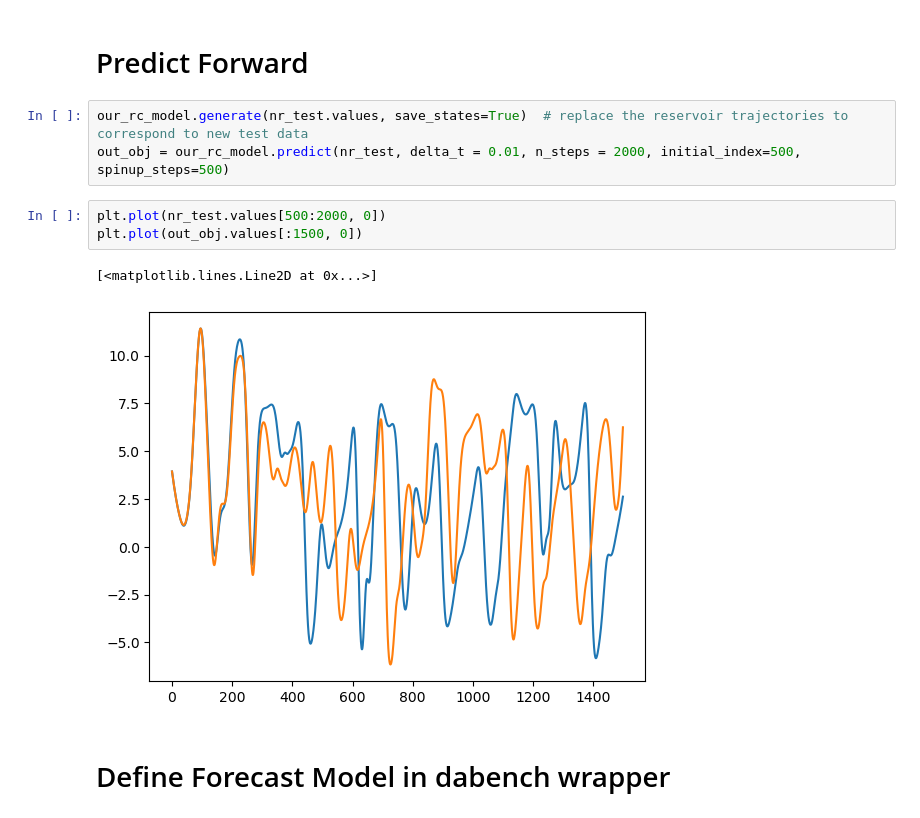
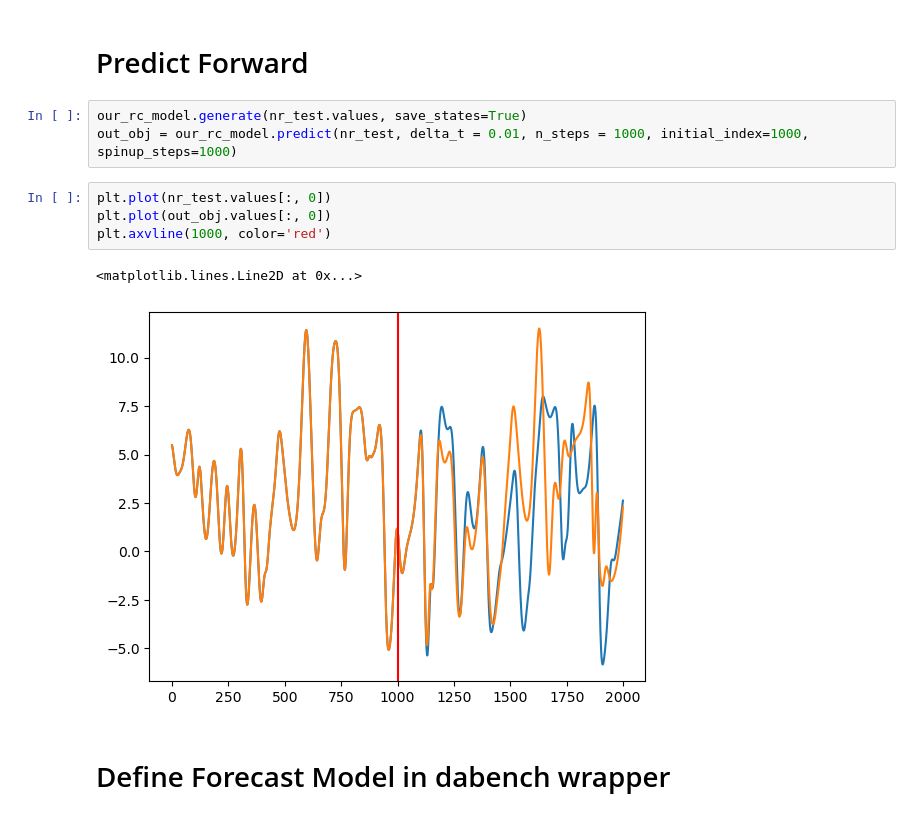
Before and after one commit to StevePny/DataAssimBench-Examples, a Jupyter notebook: examples/da_cycler/3-dacycler-l96-etkf-rc-sparse.ipynb, the cells around one changed output. Saved outputs shown, nothing was run; the diff lists cells and outputs as text.

Commit message:
Updated with proper spinup

```diff
--- a/examples/da_cycler/3-dacycler-l96-etkf-rc-sparse.ipynb
+++ b/examples/da_cycler/3-dacycler-l96-etkf-rc-sparse.ipynb
@@ -39,14 +39,15 @@ our_rc_model.train(nr_train)
 # %% [markdown]
 # Predict Forward
 # %%
-our_rc_model.generate(nr_test.values, save_states=True)  # replace the reservoir trajectories to correspond to new test data
-out_obj = our_rc_model.predict(nr_test, delta_t = 0.01, n_steps = 2000, initial_index=500, spinup_steps=500)
+our_rc_model.generate(nr_test.values, save_states=True)
+out_obj = our_rc_model.predict(nr_test, delta_t = 0.01, n_steps = 1000, initial_index=1000, spinup_steps=1000)
 # %%
-plt.plot(nr_test.values[500:2000, 0])
-plt.plot(out_obj.values[:1500, 0])
+plt.plot(nr_test.values[:, 0])
+plt.plot(out_obj.values[:, 0])
+plt.axvline(1000, color='red')
 # %% [output]
-[<matplotlib.lines.Line2D at 0x...>]
+<matplotlib.lines.Line2D at 0x...>
-[figure, old version]
+[figure, new version]
 # %% [markdown]
 # Define Forecast Model in dabench wrapper
 # %%
```
Also changed, not shown: parts of 2 cells of this notebook, 2 other files.
